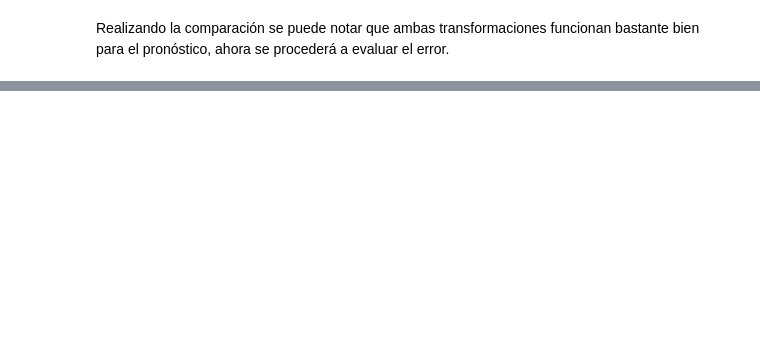
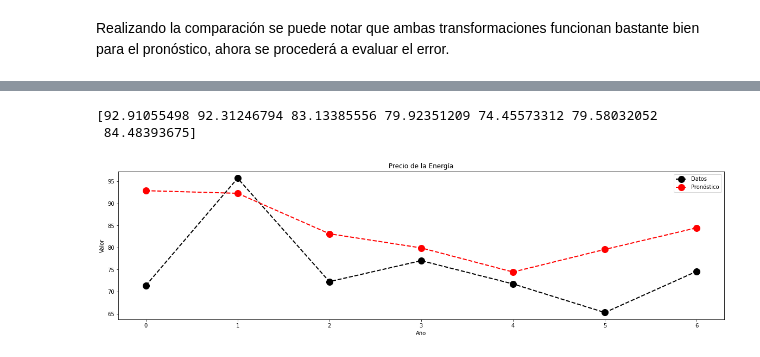
Before and after one commit to ANN-2019-2/evaluacion-saarboledaz, a Jupyter notebook: 01-precios.ipynb, the cells around one changed output, grey strips where cells are left out. Drawn from its saved outputs; the diff is of its cells as text; code cells hidden in the pictures; blank space fills up the shorter version.

Commit message:
Ejercicio de precios listo

```diff
--- a/01-precios.ipynb
+++ b/01-precios.ipynb
@@ -395,0 +408,16 @@ La suma total del error cuadrático para la transformación de Raiz Cúbica es:
+# %%
+models = ['Precio_Normalizado'] +transformations
+
+aux_scaler = MinMaxScaler()
+aux_scaler.fit(np.asarray(df['Precio_Normalizado']).reshape(-1,1))
+scalers['Precio_Normalizado'] = aux_scaler ##Agregamos el scaler para el precio normalizado
+
+n = df['Precio_Normalizado'].size
+
+##Datos para entrenamiento
+train_df = pd.DataFrame(columns=models)
+## Datos para predicción
+predict = df.iloc[(n - 7):]['Precio_Normalizado']
+print(predict)
+for model in models:
+    train_df[model] = df[model][:(n-7)]
@@ -395,0 +503,5 @@ La suma total del error cuadrático para la transformación de Raiz Cúbica es:
+# %%
+best_predict = result_df[result_df.E_Pronostico == result_df.E_Pronostico.min()]
+best_train = result_df[result_df.E_Entrenamiento == result_df.E_Entrenamiento.min()]
+
+best_predict.head()
@@ -395,0 +516,17 @@ La suma total del error cuadrático para la transformación de Raiz Cúbica es:
+# %%
+plt.figure(figsize=(20,5))
+plt.title('Precio de la Energía')
+plt.xlabel('Año')
+plt.ylabel('Valor')
+#first_date = dt.datetime.utcfromtimestamp(df['Timestamp'].tolist()[0])
+#date_thresh = (df['Fecha'] >= first_date + dt.timedelta(L-1))
+#dates_df = df.loc[date_thresh]['Fecha']
+plt.plot(predict.values, label="Datos", color='black', marker='o', linestyle='dashed',linewidth=2, markersize=12)
+plt.plot(best_predict['Pronosticos'].values[0],label="Pronóstico", color='red', marker='o', linestyle='dashed',linewidth=2, markersize=12)
+
+plt.legend()
+plt.show()
+# %% [output]
+[92.91055498 92.31246794 83.13385556 79.92351209 74.45573312 79.58032052
+ 84.48393675]
+[figure, added]
```
Also changed, not shown: parts of 19 cells of this notebook.
